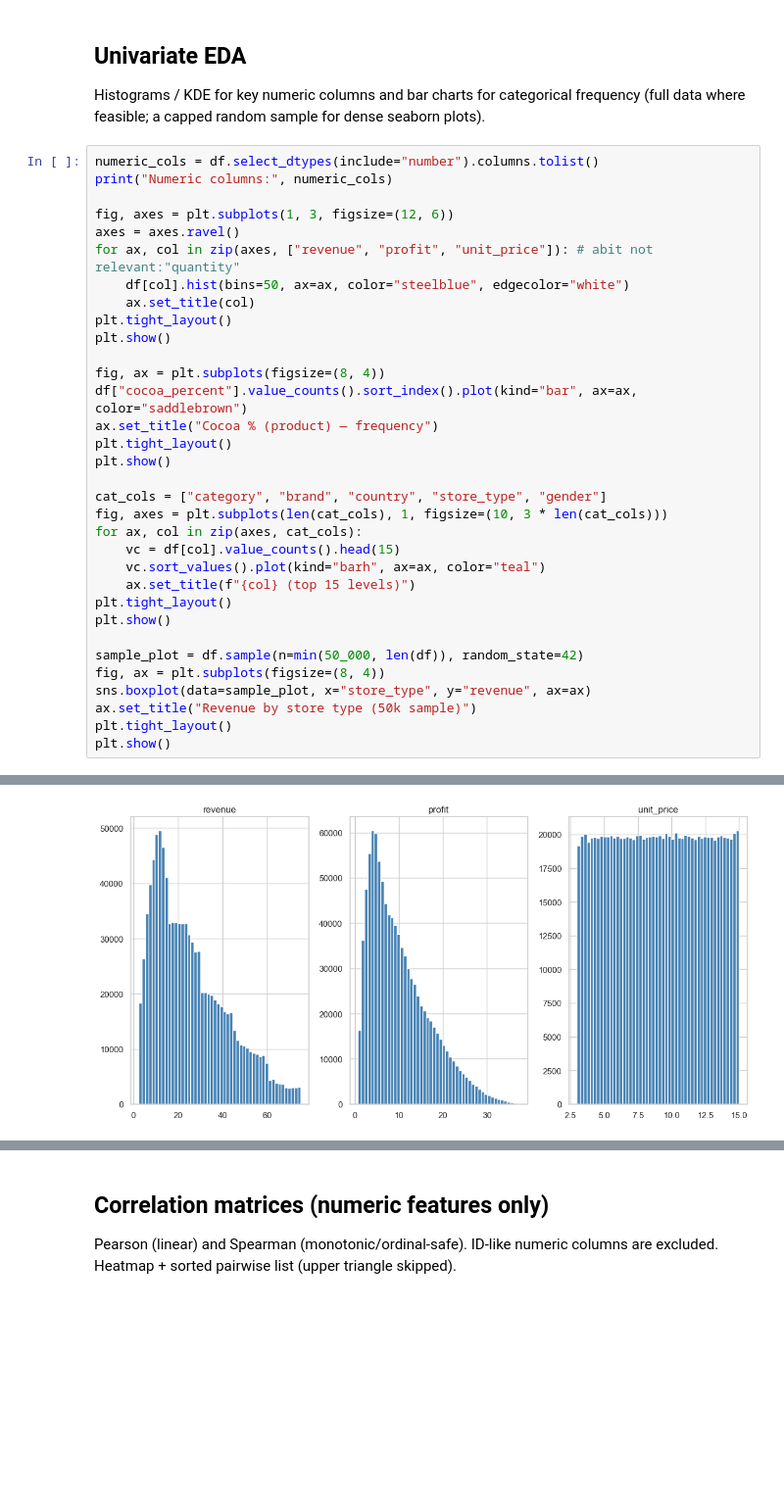
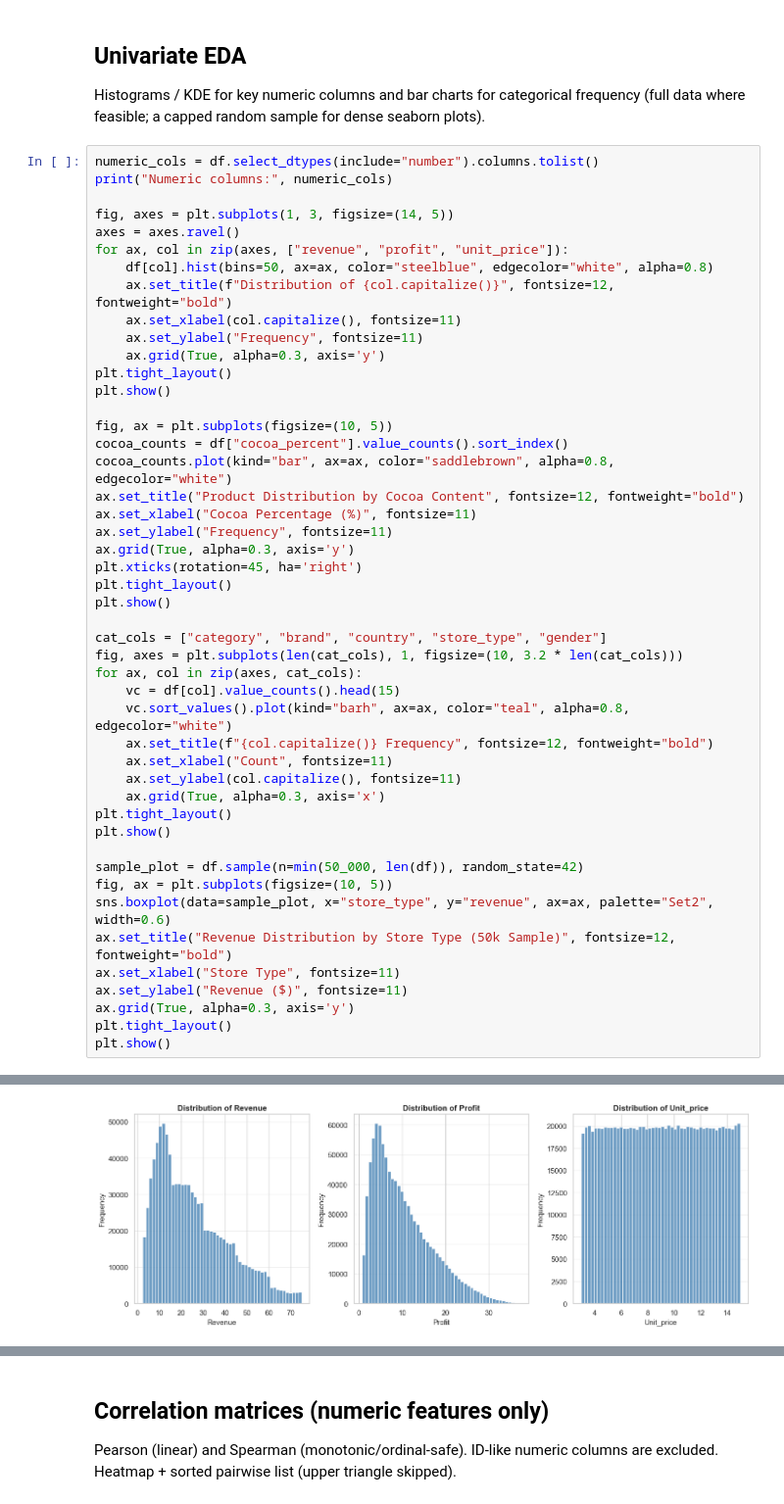
Before and after one commit to jonako123/ADS-project-YonatanK-OzP-BarA, a Jupyter notebook: EDA.ipynb, the cells around one changed output, grey strips where cells are left out. Shown at 98% size. Cells and saved outputs as stored; diff of their text form; blank space fills up the shorter version.

Commit message:
Update .gitignore and EDA analysis
- Enhance .gitignore with additional patterns
- Refine EDA.ipynb with improved analysis and visualizations

Co-Authored-By: Claude Haiku 4.5 <noreply@anthropic.com>

```diff
--- a/EDA.ipynb
+++ b/EDA.ipynb
@@ -175,36 +175,50 @@ Histograms / KDE for key numeric columns and bar charts for categorical frequenc
 # %%
 numeric_cols = df.select_dtypes(include="number").columns.tolist()
 print("Numeric columns:", numeric_cols)
 
-fig, axes = plt.subplots(1, 3, figsize=(12, 6))
+fig, axes = plt.subplots(1, 3, figsize=(14, 5))
 axes = axes.ravel()
-for ax, col in zip(axes, ["revenue", "profit", "unit_price"]): # abit not relevant:"quantity"
-    df[col].hist(bins=50, ax=ax, color="steelblue", edgecolor="white")
-    ax.set_title(col)
+for ax, col in zip(axes, ["revenue", "profit", "unit_price"]):
+    df[col].hist(bins=50, ax=ax, color="steelblue", edgecolor="white", alpha=0.8)
+    ax.set_title(f"Distribution of {col.capitalize()}", fontsize=12, fontweight="bold")
+    ax.set_xlabel(col.capitalize(), fontsize=11)
+    ax.set_ylabel("Frequency", fontsize=11)
+    ax.grid(True, alpha=0.3, axis='y')
 plt.tight_layout()
 plt.show()
 
-fig, ax = plt.subplots(figsize=(8, 4))
-df["cocoa_percent"].value_counts().sort_index().plot(kind="bar", ax=ax, color="saddlebrown")
-ax.set_title("Cocoa % (product) — frequency")
+fig, ax = plt.subplots(figsize=(10, 5))
+cocoa_counts = df["cocoa_percent"].value_counts().sort_index()
+cocoa_counts.plot(kind="bar", ax=ax, color="saddlebrown", alpha=0.8, edgecolor="white")
+ax.set_title("Product Distribution by Cocoa Content", fontsize=12, fontweight="bold")
+ax.set_xlabel("Cocoa Percentage (%)", fontsize=11)
+ax.set_ylabel("Frequency", fontsize=11)
+ax.grid(True, alpha=0.3, axis='y')
+plt.xticks(rotation=45, ha='right')
 plt.tight_layout()
 plt.show()
 
 cat_cols = ["category", "brand", "country", "store_type", "gender"]
-fig, axes = plt.subplots(len(cat_cols), 1, figsize=(10, 3 * len(cat_cols)))
+fig, axes = plt.subplots(len(cat_cols), 1, figsize=(10, 3.2 * len(cat_cols)))
 for ax, col in zip(axes, cat_cols):
     vc = df[col].value_counts().head(15)
-    vc.sort_values().plot(kind="barh", ax=ax, color="teal")
-    ax.set_title(f"{col} (top 15 levels)")
+    vc.sort_values().plot(kind="barh", ax=ax, color="teal", alpha=0.8, edgecolor="white")
+    ax.set_title(f"{col.capitalize()} Frequency", fontsize=12, fontweight="bold")
+    ax.set_xlabel("Count", fontsize=11)
+    ax.set_ylabel(col.capitalize(), fontsize=11)
+    ax.grid(True, alpha=0.3, axis='x')
 plt.tight_layout()
 plt.show()
 
 sample_plot = df.sample(n=min(50_000, len(df)), random_state=42)
-fig, ax = plt.subplots(figsize=(8, 4))
-sns.boxplot(data=sample_plot, x="store_type", y="revenue", ax=ax)
-ax.set_title("Revenue by store type (50k sample)")
+fig, ax = plt.subplots(figsize=(10, 5))
+sns.boxplot(data=sample_plot, x="store_type", y="revenue", ax=ax, palette="Set2", width=0.6)
+ax.set_title("Revenue Distribution by Store Type (50k Sample)", fontsize=12, fontweight="bold")
+ax.set_xlabel("Store Type", fontsize=11)
+ax.set_ylabel("Revenue ($)", fontsize=11)
+ax.grid(True, alpha=0.3, axis='y')
 plt.tight_layout()
 plt.show()
 # %% [output]
 Numeric columns: ['quantity', 'unit_price', 'discount', 'revenue', 'cost', 'profit', 'cocoa_percent', 'weight_g', 'age', 'loyalty_member']
-[figure, old version]
+[figure, new version]
```
Also changed, not shown: parts of 13 cells of this notebook, 1 other file.
